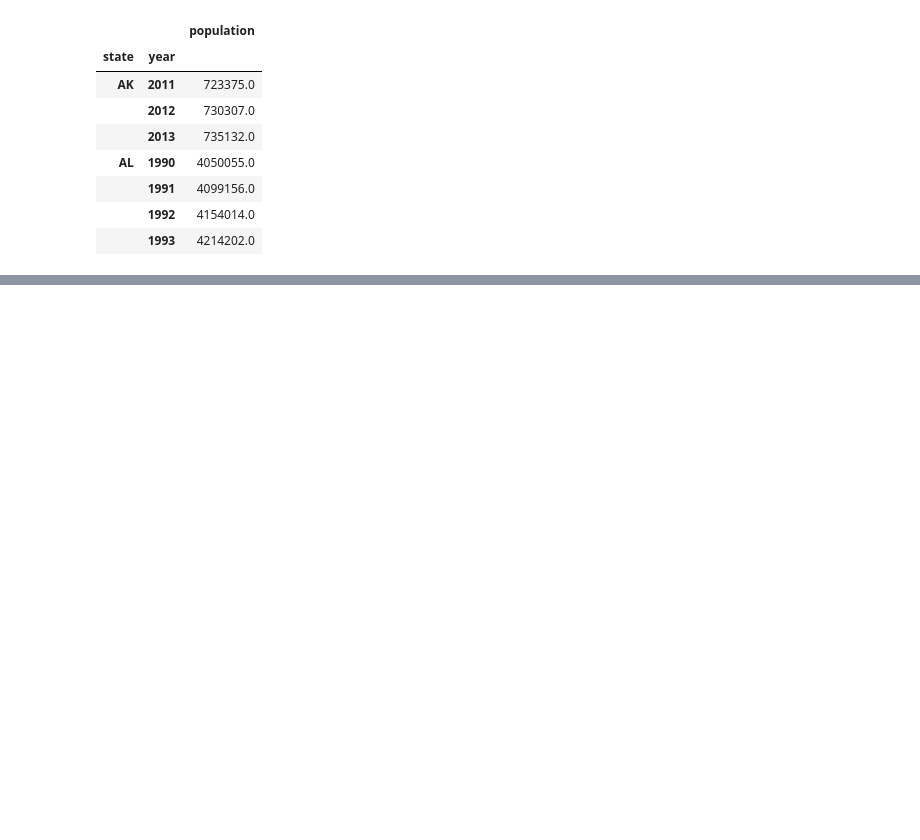
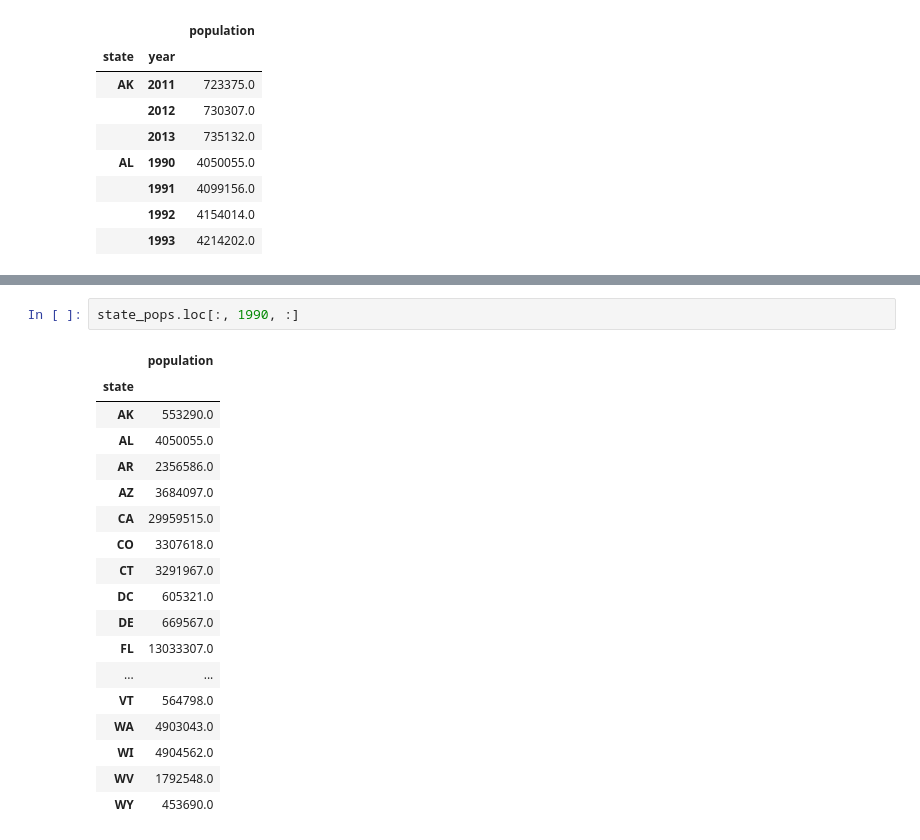
Before and after one commit to harshitgupta240197/Python, a Jupyter notebook: Pandas/Core_Concepts/Hierarchical_Indexing/Multi_Index_LOC.ipynb, the cells around one changed output, grey strips where cells are left out. Saved outputs shown, nothing was run; the diff lists cells and outputs as text; blank space fills up the shorter version.

```diff
--- a/Pandas/Core_Concepts/Hierarchical_Indexing/Multi_Index_LOC.ipynb
+++ b/Pandas/Core_Concepts/Hierarchical_Indexing/Multi_Index_LOC.ipynb
@@ -185,0 +190,21 @@ state_pops.loc[('AK', 2011) : ('AL', 1993)]
+# %%
+state_pops.loc[:, 1990, :]
+# %% [output]
+|  | population |
+| state |  |
+| AK | 553290.0 |
+| AL | 4050055.0 |
+| AR | 2356586.0 |
+| AZ | 3684097.0 |
+| CA | 29959515.0 |
+| CO | 3307618.0 |
+| CT | 3291967.0 |
+| DC | 605321.0 |
+| DE | 669567.0 |
+| FL | 13033307.0 |
+| ... | ... |
+| VT | 564798.0 |
+| WA | 4903043.0 |
+| WI | 4904562.0 |
+| WV | 1792548.0 |
+| WY | 453690.0 |
```
Also changed, not shown: parts of 3 cells of this notebook.
